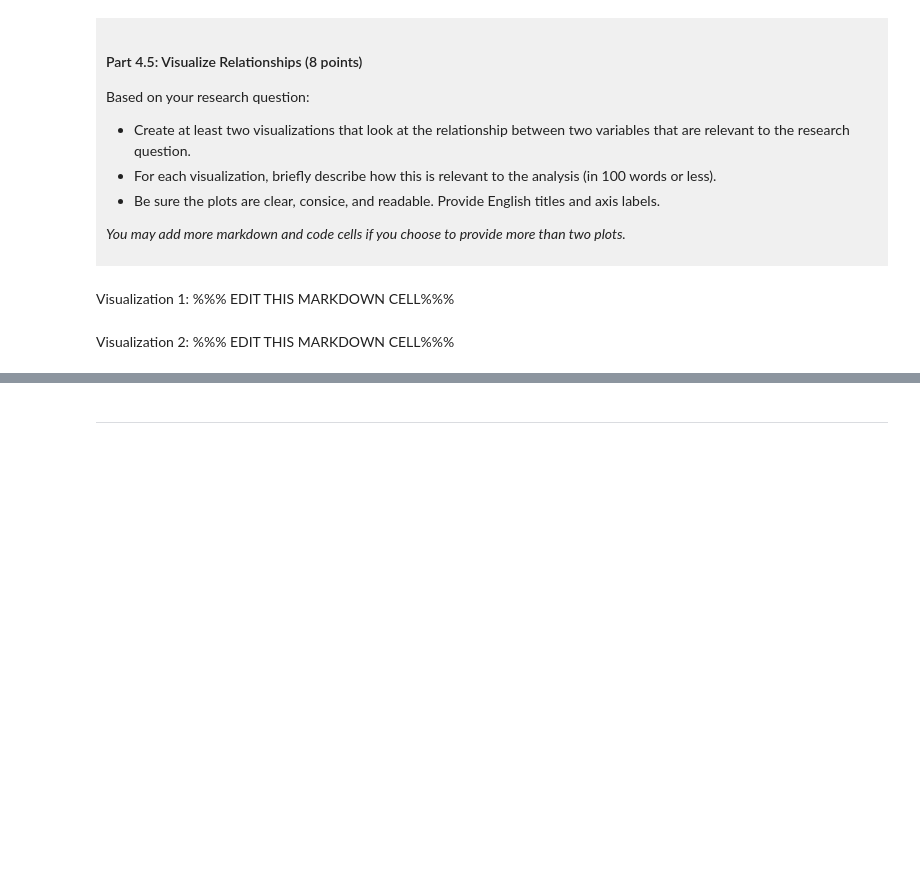
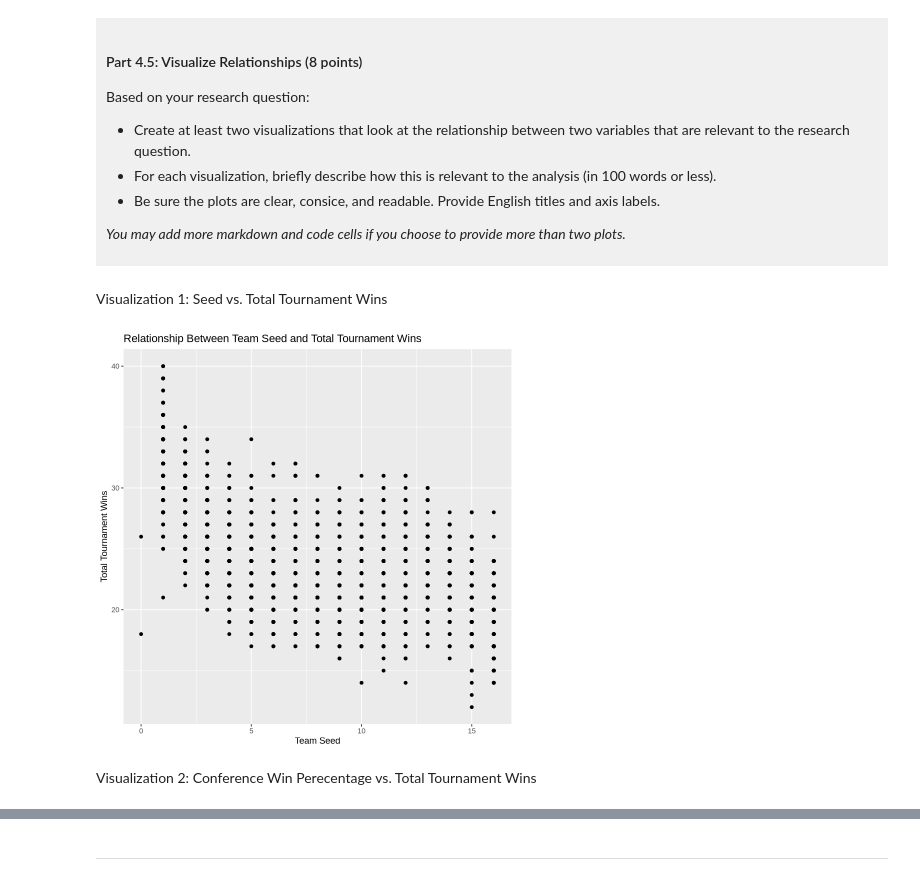
Before and after one commit to Joy4620/dsci-100-project-joy-li, a Jupyter notebook: dsci-100-project-notebook.ipynb, the cells around one changed output, grey strips where cells are left out. Cells and saved outputs as stored; diff of their text form; code cells hidden in the pictures; blank space fills up the shorter version.

```diff
--- a/dsci-100-project-notebook.ipynb
+++ b/dsci-100-project-notebook.ipynb
@@ -273,9 +403,15 @@ Based on your research question:
 *You may add more markdown and code cells if you choose to provide more than two plots.*
 </div>
 # %% [markdown]
-Visualization 1: %%% EDIT THIS MARKDOWN CELL%%%
+Visualization 1: Seed vs. Total Tournament Wins
 # %%
-### EDIT THIS CODE CELL FOR VISUALIZATION 1###
+ggplot(basketball_tidy, aes(x = seed, y = total_wins)) +
+  geom_point() +
+  labs(title = "Relationship Between Team Seed and Total Tournament Wins",
+       x = "Team Seed",
+       y = "Total Tournament Wins")
+# %% [output]
+[figure, added]
 # %% [markdown]
-Visualization 2: %%% EDIT THIS MARKDOWN CELL%%%
+Visualization 2: Conference Win Perecentage vs. Total Tournament Wins
 # %%
```
Also changed, not shown: parts of 11 cells of this notebook.
